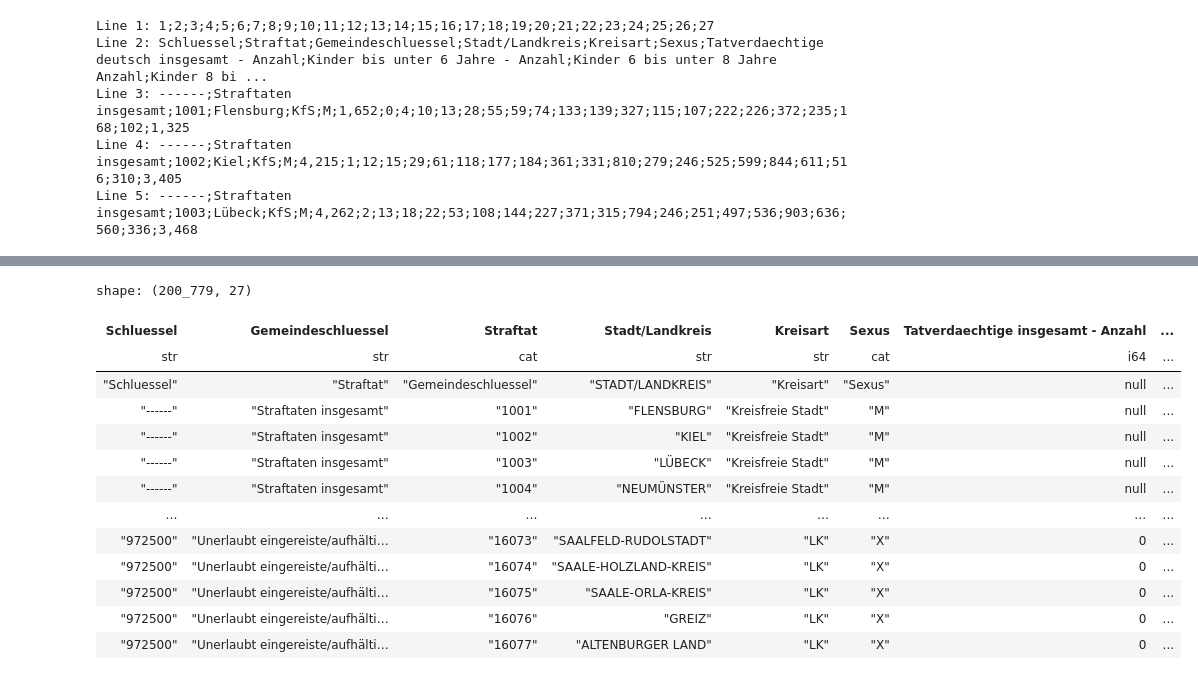
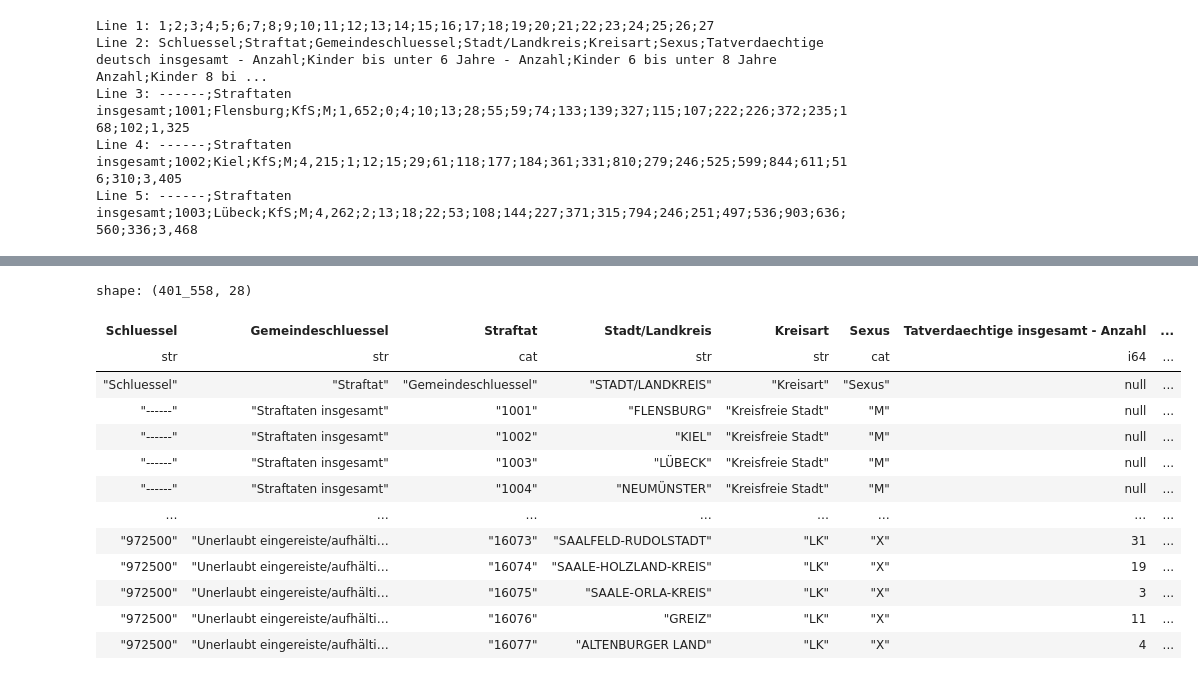
Before and after one commit to LucaDellaMura-Github/CrimeAndDynamicPanelData, a Jupyter notebook: Crime and Migration- A dynamic panel approach.ipynb, the cells around one changed output, grey strips where cells are left out. Drawn from its saved outputs; the diff is of its cells as text; code cells hidden in the pictures.

Commit message:
all crime data now in one data frame

```diff
--- a/Crime and Migration- A dynamic panel approach.ipynb
+++ b/Crime and Migration- A dynamic panel approach.ipynb
@@ -26,6 +26,6 @@ display(HTML(data="""
 # %%
 # get all the filenames
-csv_files_non_germans = glob.glob(r"C:\Users\Me\migration and crime data\crime\*nichtdeutsch*.csv")
-csv_files_germans = [x for x in glob.glob(r"C:\Users\Me\migration and crime data\crime\*deutsch*.csv") if x not in csv_files_non_germans]
+csv_files_crimes_non_germans = glob.glob(r"C:\Users\Me\migration and crime data\crime\*nichtdeutsch*.csv")
+csv_files_crimes_germans = [x for x in glob.glob(r"C:\Users\Me\migration and crime data\crime\*deutsch*.csv") if x not in csv_files_crimes_non_germans]
 # %%
 # check if the german list is missing files
@@ -106,16 +106,16 @@ with pl.StringCache():
     dataframes_non_germans = [pl.read_csv(file,separator=";",encoding=result['encoding'], skip_rows=1, ignore_errors=True, has_header=False, schema=enforced_schema
         ).with_columns(pl.col("Stadt/Landkreis").cast(pl.String).replace("ü", "ue").str.to_uppercase(),
                       pl.col("Kreisart").cast(pl.String).replace("KfS", "Kreisfreie Stadt"))
-        for file in csv_files_non_germans]
+        for file in csv_files_crimes_non_germans]
 
     dataframes_germans = [pl.read_csv(file,separator=";",encoding=result['encoding'], skip_rows=1, ignore_errors=True, has_header=False, schema=enforced_schema
        ).with_columns(pl.col("Stadt/Landkreis").cast(pl.String).replace("ü", "ue").str.to_uppercase(),
                       pl.col("Kreisart").cast(pl.String).replace("KfS", "Kreisfreie Stadt"))
-        for file in csv_files_germans]
+        for file in csv_files_crimes_germans]
 
     # Concatenate inside the same context
-    combined_df_all_years_germans = pl.concat(dataframes_germans, how="diagonal_relaxed")
-    combined_df_all_years_non_germans = pl.concat(dataframes_non_germans, how="diagonal_relaxed")
+    combined_df_crimes_all_years_germans = pl.concat(dataframes_germans, how="diagonal_relaxed")
+    combined_df_crimes_all_years_non_germans = pl.concat(dataframes_non_germans, how="diagonal_relaxed")
 # %%
 # look at the columns
 dataframes_germans[0].columns
@@ -140,18 +122,27 @@ dataframes_germans[0].columns
 # %%
 # look at the data
-combined_df_all_years_germans
+combined_df_crimes_all_years_germans
-# %% [output]
-shape: (200_779, 27)
-| Schluessel | Gemeindeschluessel | Straftat | Stadt/Landkreis | Kreisart | Sexus | Tatverdaechtige insgesamt - Anzahl | ... |
-| str | str | cat | str | str | cat | i64 | ... |
-| "Schluessel" | "Straftat" | "Gemeindeschluessel" | "STADT/LANDKREIS" | "Kreisart" | "Sexus" | null | ... |
-| "------" | "Straftaten insgesamt" | "1001" | "FLENSBURG" | "Kreisfreie Stadt" | "M" | null | ... |
-| "------" | "Straftaten insgesamt" | "1002" | "KIEL" | "Kreisfreie Stadt" | "M" | null | ... |
-| "------" | "Straftaten insgesamt" | "1003" | "LÜBECK" | "Kreisfreie Stadt" | "M" | null | ... |
-| "------" | "Straftaten insgesamt" | "1004" | "NEUMÜNSTER" | "Kreisfreie Stadt" | "M" | null | ... |
-| … | … | … | … | … | … | … | ... |
-| "972500" | "Unerlaubt eingereiste/aufhälti… | "16073" | "SAALFELD-RUDOLSTADT" | "LK" | "X" | 0 | ... |
-| "972500" | "Unerlaubt eingereiste/aufhälti… | "16074" | "SAALE-HOLZLAND-KREIS" | "LK" | "X" | 0 | ... |
-| "972500" | "Unerlaubt eingereiste/aufhälti… | "16075" | "SAALE-ORLA-KREIS" | "LK" | "X" | 0 | ... |
-| "972500" | "Unerlaubt eingereiste/aufhälti… | "16076" | "GREIZ" | "LK" | "X" | 0 | ... |
-| "972500" | "Unerlaubt eingereiste/aufhälti… | "16077" | "ALTENBURGER LAND" | "LK" | "X" | 0 | ... |
+# %%
+# add foreigner / german as signifier
+combined_df_crimes_all_years_germans=combined_df_crimes_all_years_germans.with_columns(pl.lit("german").alias("foreign or german"))
+combined_df_crimes_all_years_non_germans=combined_df_crimes_all_years_non_germans.with_columns(pl.lit("foreign").alias("foreign or german"))
+# %%
+# combine both dataframes
+combined_crime_df_foreign_german = pl.concat([combined_df_crimes_all_years_germans, combined_df_crimes_all_years_non_germans], how="diagonal_relaxed")
+# %%
+combined_crime_df_foreign_german
+# %% [output]
+shape: (401_558, 28)
+| Schluessel | Gemeindeschluessel | Straftat | Stadt/Landkreis | Kreisart | Sexus | Tatverdaechtige insgesamt - Anzahl | ... |
+| str | str | cat | str | str | cat | i64 | ... |
+| "Schluessel" | "Straftat" | "Gemeindeschluessel" | "STADT/LANDKREIS" | "Kreisart" | "Sexus" | null | ... |
+| "------" | "Straftaten insgesamt" | "1001" | "FLENSBURG" | "Kreisfreie Stadt" | "M" | null | ... |
+| "------" | "Straftaten insgesamt" | "1002" | "KIEL" | "Kreisfreie Stadt" | "M" | null | ... |
+| "------" | "Straftaten insgesamt" | "1003" | "LÜBECK" | "Kreisfreie Stadt" | "M" | null | ... |
+| "------" | "Straftaten insgesamt" | "1004" | "NEUMÜNSTER" | "Kreisfreie Stadt" | "M" | null | ... |
+| … | … | … | … | … | … | … | ... |
+| "972500" | "Unerlaubt eingereiste/aufhälti… | "16073" | "SAALFELD-RUDOLSTADT" | "LK" | "X" | 31 | ... |
+| "972500" | "Unerlaubt eingereiste/aufhälti… | "16074" | "SAALE-HOLZLAND-KREIS" | "LK" | "X" | 19 | ... |
+| "972500" | "Unerlaubt eingereiste/aufhälti… | "16075" | "SAALE-ORLA-KREIS" | "LK" | "X" | 3 | ... |
+| "972500" | "Unerlaubt eingereiste/aufhälti… | "16076" | "GREIZ" | "LK" | "X" | 11 | ... |
+| "972500" | "Unerlaubt eingereiste/aufhälti… | "16077" | "ALTENBURGER LAND" | "LK" | "X" | 4 | ... |
```
Also changed, not shown: parts of 8 cells of this notebook.
